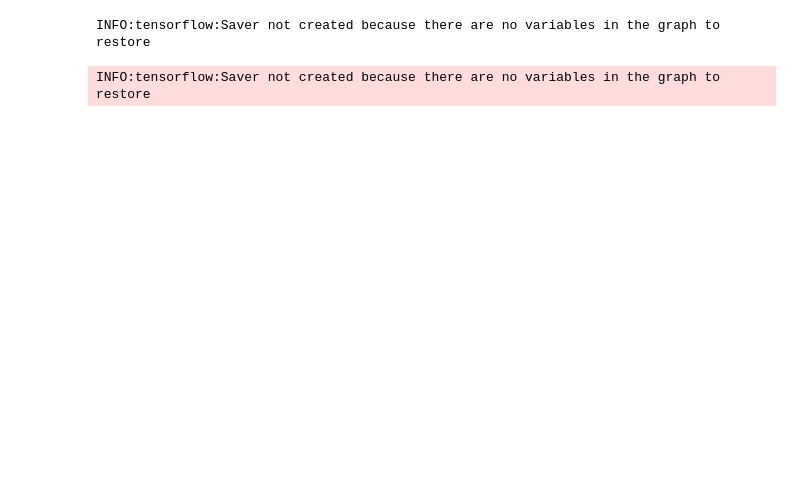
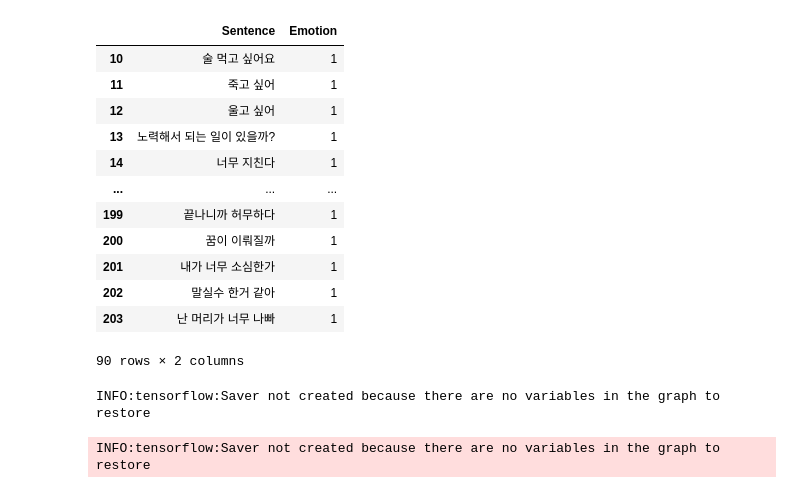
Before and after one commit to hyona-yu/LUX_AI_Speaker, a Jupyter notebook: capstone_Elmo.ipynb, the cells around one changed output. Cells and saved outputs as stored; diff of their text form; code cells hidden in the pictures; blank space fills up the shorter version.

```diff
--- a/capstone_Elmo.ipynb
+++ b/capstone_Elmo.ipynb
@@ -96,3 +116,22 @@ data_ver2= pd.read_csv('train2.csv')
+# %%
+(data_ver2[data_ver2['Emotion']==1])#389 -> 90
+#len(data_ver2[data_ver2['Emotion']==0])#77
+#len(data_ver2[data_ver2['Emotion']==2])#31
+#len(data_ver2[data_ver2['Emotion']==3])#90
+# %% [output]
+|  | Sentence | Emotion |
+| 10 | 술 먹고 싶어요 | 1 |
+| 11 | 죽고 싶어 | 1 |
+| 12 | 울고 싶어 | 1 |
+| 13 | 노력해서 되는 일이 있을까? | 1 |
+| 14 | 너무 지친다 | 1 |
+| ... | ... | ... |
+| 199 | 끝나니까 허무하다 | 1 |
+| 200 | 꿈이 이뤄질까 | 1 |
+| 201 | 내가 너무 소심한가 | 1 |
+| 202 | 말실수 한거 같아 | 1 |
+| 203 | 난 머리가 너무 나빠 | 1 |
+90 rows × 2 columns
 # %%
 okt = Okt()
 stopwords = ['백주부','ㅋ','ㅎ','ㅠㅠ','ㅜㅜ','^^','의','을','(','가','이','은','들','는','좀','잘','걍','과','도','를','으로','자','에','와','한','하다', 'ㄴ','ㅠ',',','0',';','ㅜ','/','~','!','?','♥♥','♡♡','♡','♥']
```
Also changed, not shown: parts of 24 cells of this notebook.
